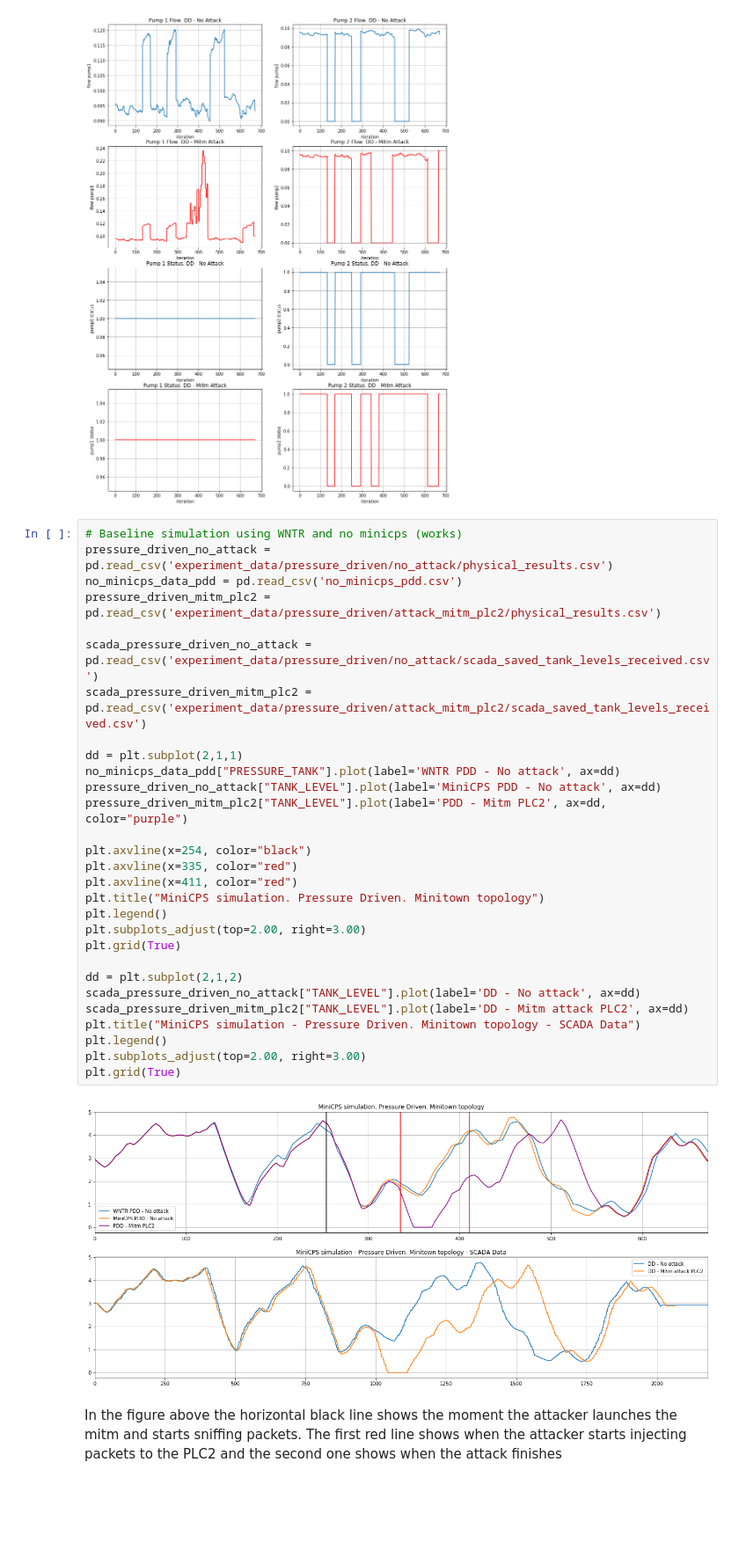
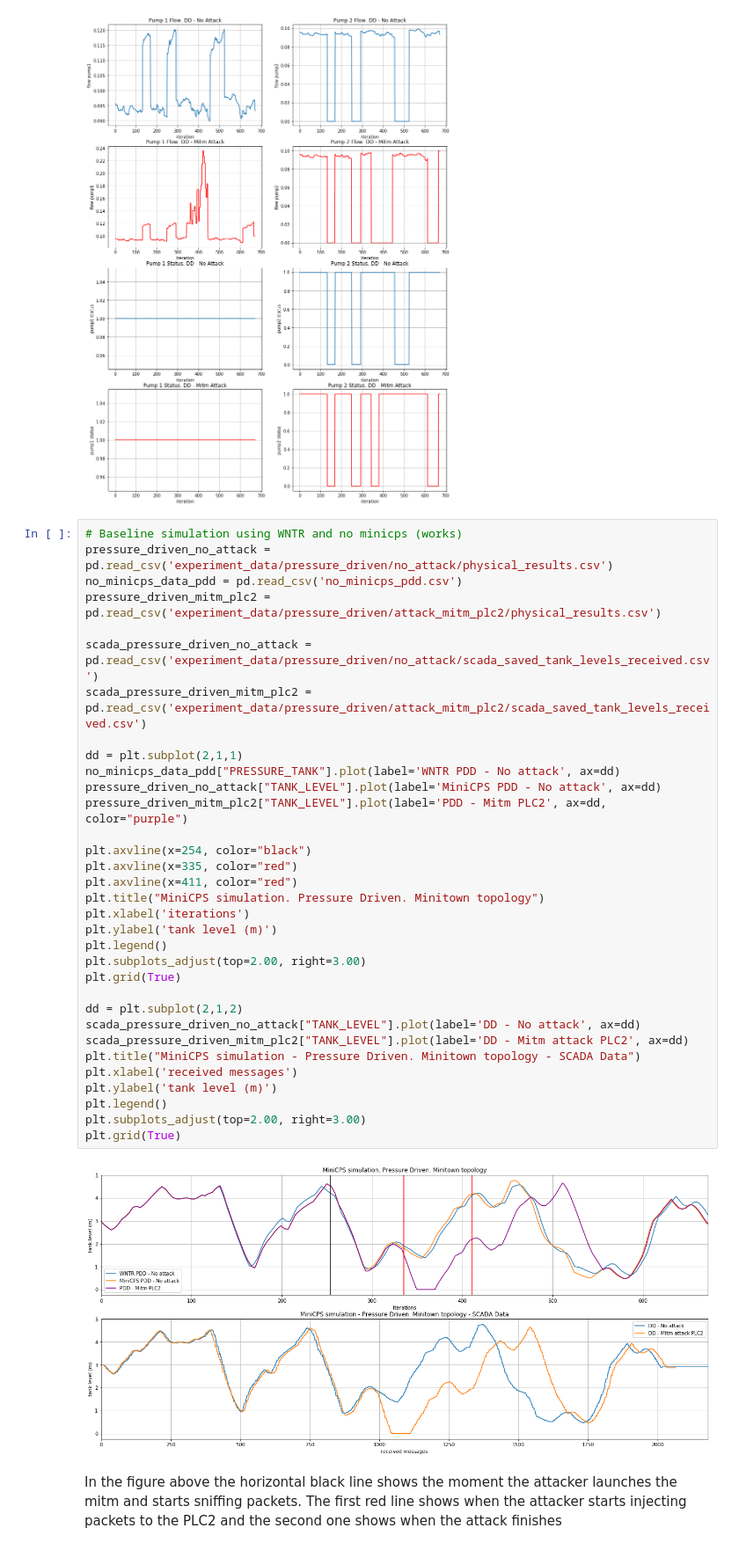
Before and after one commit to Critical-Infrastructure-Systems-Lab/DHALSIM, a Jupyter notebook: Jupyter_notebooks/minitown_experiments_mitm_plc2.ipynb, the cells around one changed output. Shown at 88% size. Saved outputs shown, nothing was run; the diff lists cells and outputs as text; blank space fills up the shorter version.

```diff
--- a/Jupyter_notebooks/minitown_experiments_mitm_plc2.ipynb
+++ b/Jupyter_notebooks/minitown_experiments_mitm_plc2.ipynb
@@ -123,34 +127,38 @@ plt.show()
 # %%
 # Baseline simulation using WNTR and no minicps (works)
 pressure_driven_no_attack = pd.read_csv('experiment_data/pressure_driven/no_attack/physical_results.csv')
 no_minicps_data_pdd = pd.read_csv('no_minicps_pdd.csv')
 pressure_driven_mitm_plc2 = pd.read_csv('experiment_data/pressure_driven/attack_mitm_plc2/physical_results.csv')
 
 scada_pressure_driven_no_attack = pd.read_csv('experiment_data/pressure_driven/no_attack/scada_saved_tank_levels_received.csv')
 scada_pressure_driven_mitm_plc2 = pd.read_csv('experiment_data/pressure_driven/attack_mitm_plc2/scada_saved_tank_levels_received.csv')
 
 dd = plt.subplot(2,1,1)
 no_minicps_data_pdd["PRESSURE_TANK"].plot(label='WNTR PDD - No attack', ax=dd)
 pressure_driven_no_attack["TANK_LEVEL"].plot(label='MiniCPS PDD - No attack', ax=dd)
 pressure_driven_mitm_plc2["TANK_LEVEL"].plot(label='PDD - Mitm PLC2', ax=dd, color="purple")
 
 plt.axvline(x=254, color="black")
 plt.axvline(x=335, color="red")
 plt.axvline(x=411, color="red")
 plt.title("MiniCPS simulation. Pressure Driven. Minitown topology")
+plt.xlabel('iterations')
+plt.ylabel('tank level (m)')
 plt.legend()
 plt.subplots_adjust(top=2.00, right=3.00)
 plt.grid(True)
 
 dd = plt.subplot(2,1,2)
 scada_pressure_driven_no_attack["TANK_LEVEL"].plot(label='DD - No attack', ax=dd)
 scada_pressure_driven_mitm_plc2["TANK_LEVEL"].plot(label='DD - Mitm attack PLC2', ax=dd)
 plt.title("MiniCPS simulation - Pressure Driven. Minitown topology - SCADA Data")
+plt.xlabel('received messages')
+plt.ylabel('tank level (m)')
 plt.legend()
 plt.subplots_adjust(top=2.00, right=3.00)
 plt.grid(True)
 # %% [output]
-[figure, old version]
+[figure, new version]
 # %% [markdown]
 In the figure above the horizontal black line shows the moment the attacker launches the mitm and starts sniffing packets. The first red line shows when the attacker starts injecting packets to the PLC2 and the second one shows when the attack finishes
 # %%
```
Also changed, not shown: parts of 1 cell of this notebook, 6 other files.
